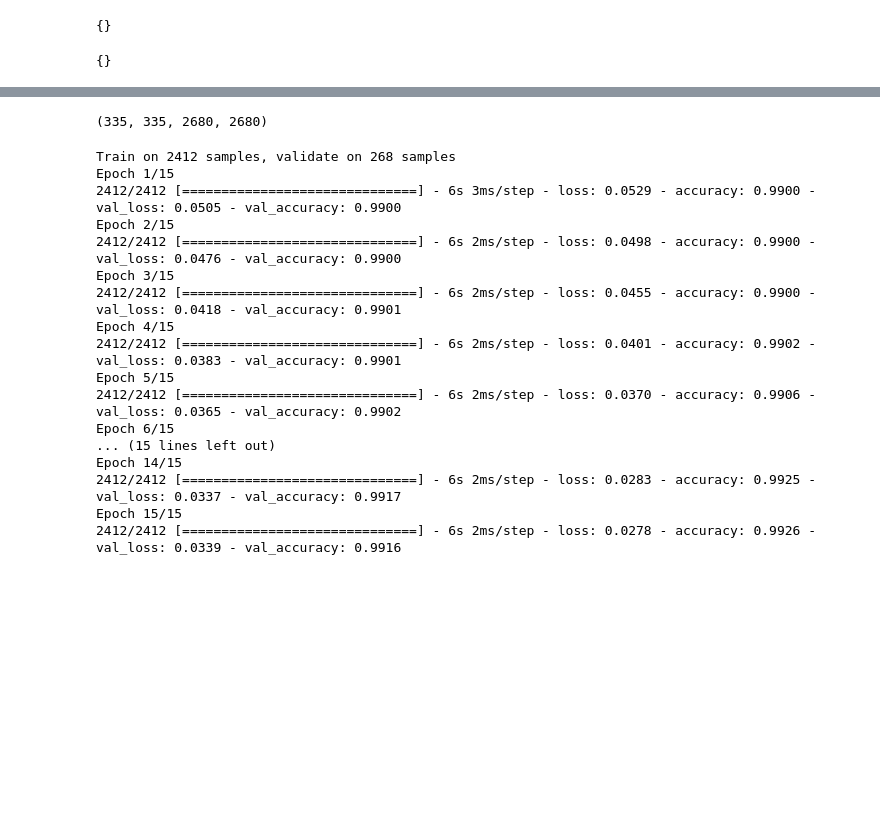
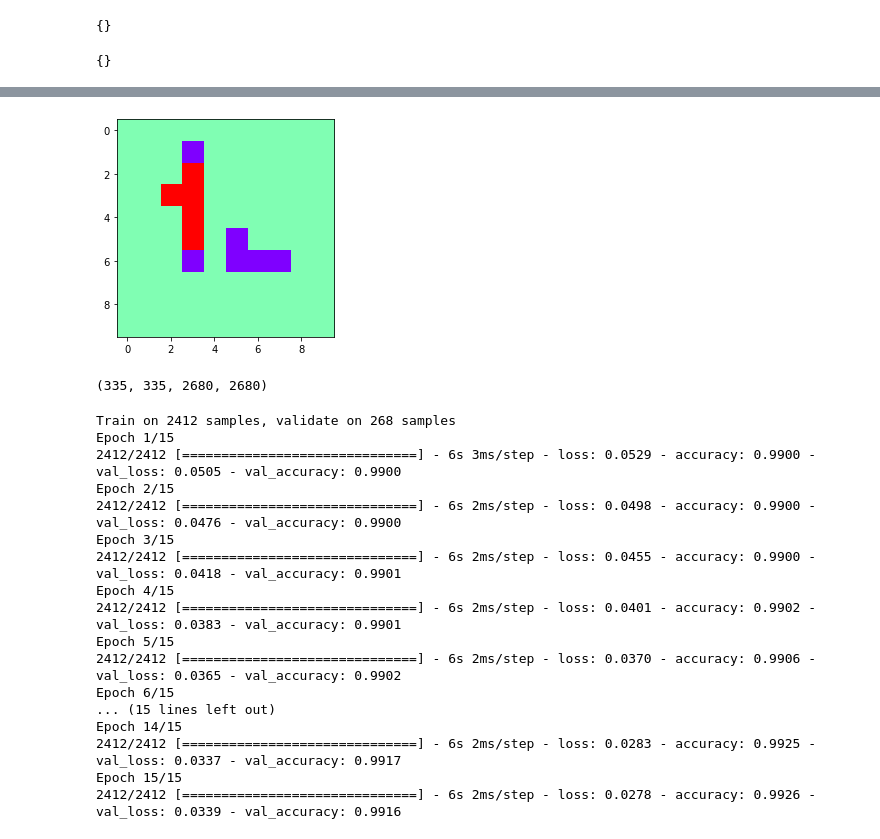
Before and after one commit to superosku/five-in-a-row-gomoku-bot, a Jupyter notebook: Untitled-Copy2.ipynb, the cells around one changed output, grey strips where cells are left out. Drawn from its saved outputs; the diff is of its cells as text; code cells hidden in the pictures; blank space fills up the shorter version.

```diff
--- a/Untitled-Copy2.ipynb
+++ b/Untitled-Copy2.ipynb
@@ -637,3 +639,10 @@ found win condition 33
+# %%
+i = 0
+# %%
+pyplot.imshow(train_x[i].reshape(BOARD_SIZE, BOARD_SIZE), norm=Normalize(-1, 1), cmap='rainbow')
+i += 1
+# %% [output]
+[figure, added]
 # %%
 augmented_train_x, augmented_train_y = augment_data(train_x, train_y)
 
```
Also changed, not shown: parts of 1 cell of this notebook, 8 other files.
